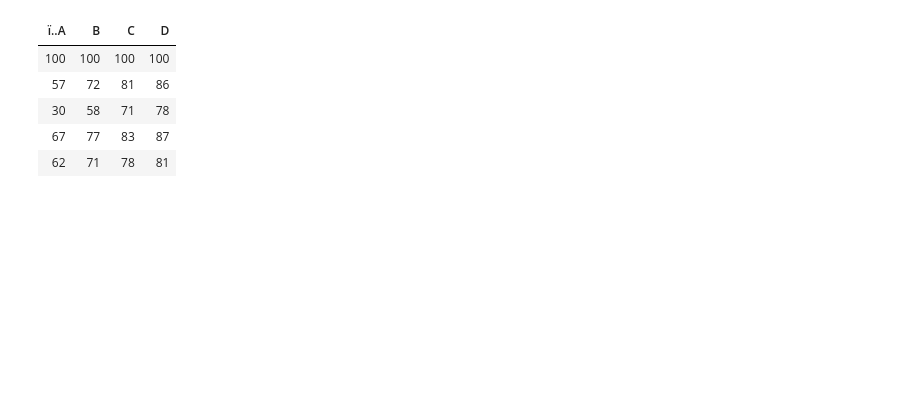
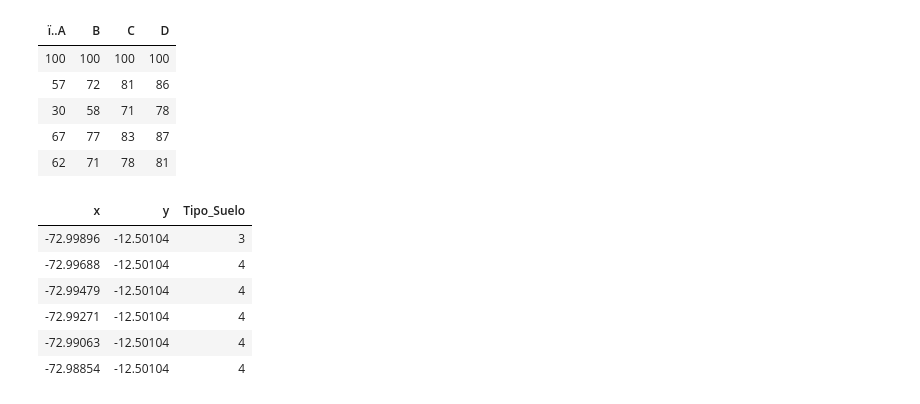
Before and after one commit to JoseZevallosR/curso_hidrologia, a Jupyter notebook: code/Curva numero.ipynb, the cells around one changed output. Drawn from its saved outputs; the diff is of its cells as text; code cells hidden in the pictures; blank space fills up the shorter version.

```diff
--- a/code/Curva numero.ipynb
+++ b/code/Curva numero.ipynb
@@ -41,3 +119,13 @@ CN=function(x,y){
 # %%
 DF_hidro=as.data.frame(rasterToPoints(suelo_hidrologico))
 DF_Uso=as.data.frame(rasterToPoints(LU_reclass))
+# %%
+head(DF_hidro)
+# %% [output]
+| x | y | Tipo_Suelo |
+| -72.99896 | -12.50104 | 3 |
+| -72.99688 | -12.50104 | 4 |
+| -72.99479 | -12.50104 | 4 |
+| -72.99271 | -12.50104 | 4 |
+| -72.99063 | -12.50104 | 4 |
+| -72.98854 | -12.50104 | 4 |
```
Also changed, not shown: parts of 12 cells of this notebook.
